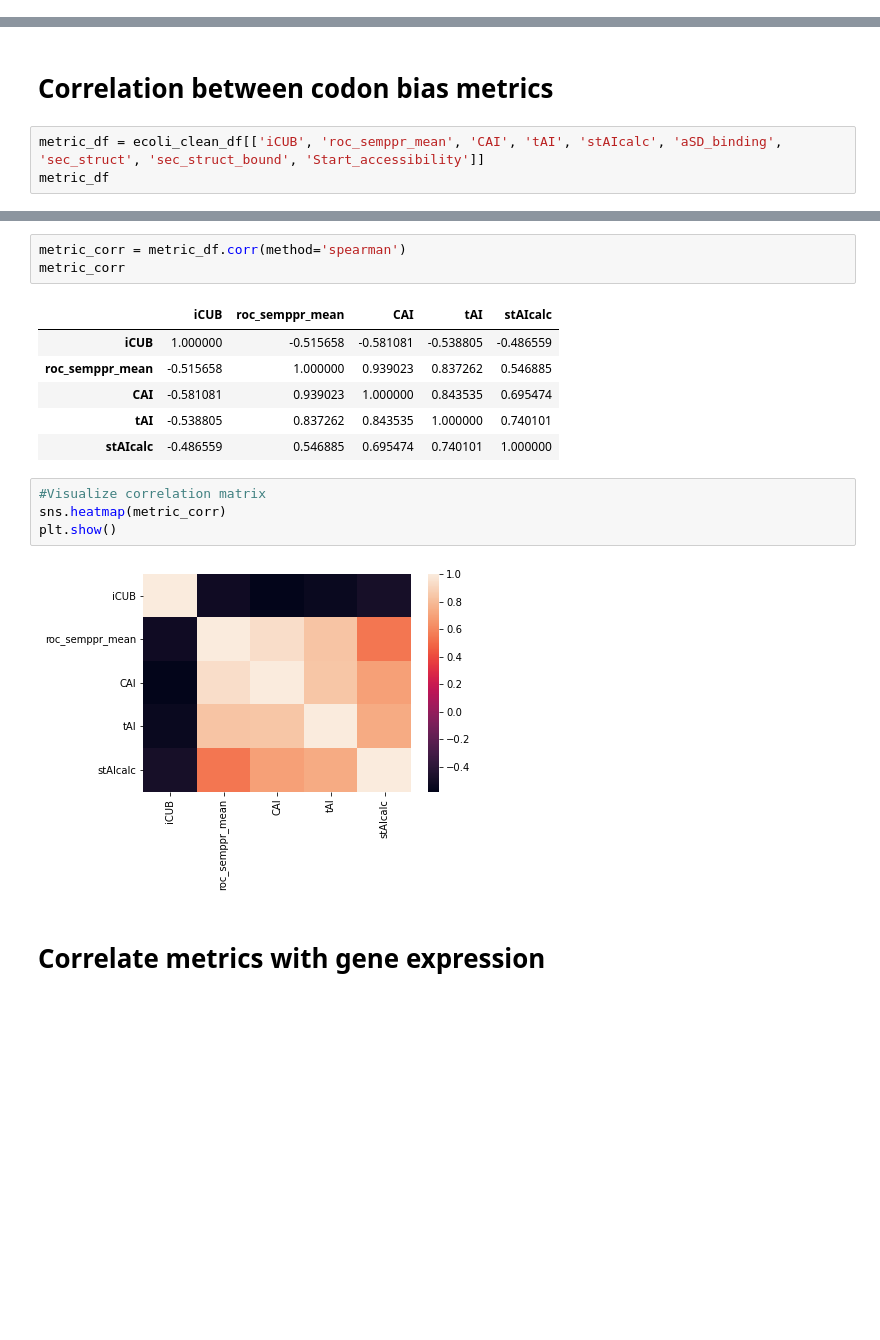
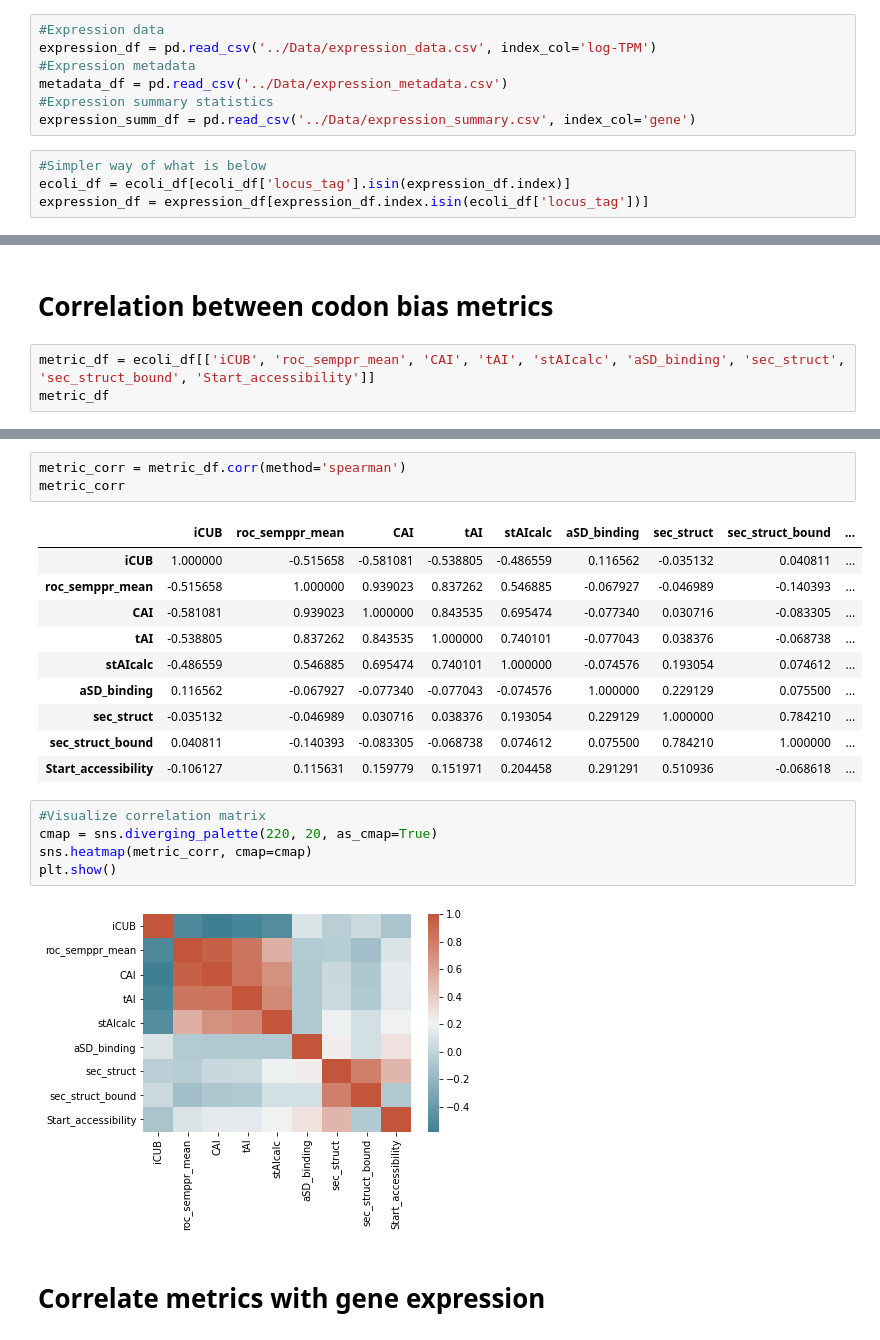
Before and after one commit to adamhockenberry/Growth-expression-translation, a Jupyter notebook: Code/expression_metrics_comp_SBS.ipynb, the cells around one changed output, grey strips where cells are left out. Cells and saved outputs as stored; diff of their text form; blank space fills up the shorter version.

```diff
--- a/Code/expression_metrics_comp_SBS.ipynb
+++ b/Code/expression_metrics_comp_SBS.ipynb
@@ -101 +30,12 @@ for locus in range(len(expression_clean_df)):
+# %%
+#Expression data
+expression_df = pd.read_csv('../Data/expression_data.csv', index_col='log-TPM')
+#Expression metadata
+metadata_df = pd.read_csv('../Data/expression_metadata.csv')
+#Expression summary statistics
+expression_summ_df = pd.read_csv('../Data/expression_summary.csv', index_col='gene')
+# %%
+#Simpler way of what is below
+ecoli_df = ecoli_df[ecoli_df['locus_tag'].isin(expression_df.index)]
+expression_df = expression_df[expression_df.index.isin(ecoli_df['locus_tag'])]
 # %%
@@ -107,6 +51,6 @@ print(expression_final_df.shape)
 # %% [markdown]
 # Correlation between codon bias metrics
 # %%
-metric_df = ecoli_clean_df[['iCUB', 'roc_semppr_mean', 'CAI', 'tAI', 'stAIcalc', 'aSD_binding', 'sec_struct', 'sec_struct_bound', 'Start_accessibility']]
+metric_df = ecoli_df[['iCUB', 'roc_semppr_mean', 'CAI', 'tAI', 'stAIcalc', 'aSD_binding', 'sec_struct', 'sec_struct_bound', 'Start_accessibility']]
 metric_df
 # %% [output]
@@ -127,17 +71,22 @@ metric_df
 metric_corr = metric_df.corr(method='spearman')
 metric_corr
 # %% [output]
-|  | iCUB | roc_semppr_mean | CAI | tAI | stAIcalc |
-| iCUB | 1.000000 | -0.515658 | -0.581081 | -0.538805 | -0.486559 |
-| roc_semppr_mean | -0.515658 | 1.000000 | 0.939023 | 0.837262 | 0.546885 |
-| CAI | -0.581081 | 0.939023 | 1.000000 | 0.843535 | 0.695474 |
-| tAI | -0.538805 | 0.837262 | 0.843535 | 1.000000 | 0.740101 |
-| stAIcalc | -0.486559 | 0.546885 | 0.695474 | 0.740101 | 1.000000 |
+|  | iCUB | roc_semppr_mean | CAI | tAI | stAIcalc | aSD_binding | sec_struct | sec_struct_bound | ... |
+| iCUB | 1.000000 | -0.515658 | -0.581081 | -0.538805 | -0.486559 | 0.116562 | -0.035132 | 0.040811 | ... |
+| roc_semppr_mean | -0.515658 | 1.000000 | 0.939023 | 0.837262 | 0.546885 | -0.067927 | -0.046989 | -0.140393 | ... |
+| CAI | -0.581081 | 0.939023 | 1.000000 | 0.843535 | 0.695474 | -0.077340 | 0.030716 | -0.083305 | ... |
+| tAI | -0.538805 | 0.837262 | 0.843535 | 1.000000 | 0.740101 | -0.077043 | 0.038376 | -0.068738 | ... |
+| stAIcalc | -0.486559 | 0.546885 | 0.695474 | 0.740101 | 1.000000 | -0.074576 | 0.193054 | 0.074612 | ... |
+| aSD_binding | 0.116562 | -0.067927 | -0.077340 | -0.077043 | -0.074576 | 1.000000 | 0.229129 | 0.075500 | ... |
+| sec_struct | -0.035132 | -0.046989 | 0.030716 | 0.038376 | 0.193054 | 0.229129 | 1.000000 | 0.784210 | ... |
+| sec_struct_bound | 0.040811 | -0.140393 | -0.083305 | -0.068738 | 0.074612 | 0.075500 | 0.784210 | 1.000000 | ... |
+| Start_accessibility | -0.106127 | 0.115631 | 0.159779 | 0.151971 | 0.204458 | 0.291291 | 0.510936 | -0.068618 | ... |
 # %%
 #Visualize correlation matrix
-sns.heatmap(metric_corr)
+cmap = sns.diverging_palette(220, 20, as_cmap=True)
+sns.heatmap(metric_corr, cmap=cmap)
 plt.show()
 # %% [output]
-[figure, old version]
+[figure, new version]
 # %% [markdown]
 # Correlate metrics with gene expression
```
Also changed, not shown: parts of 53 cells of this notebook, 3 other files.
